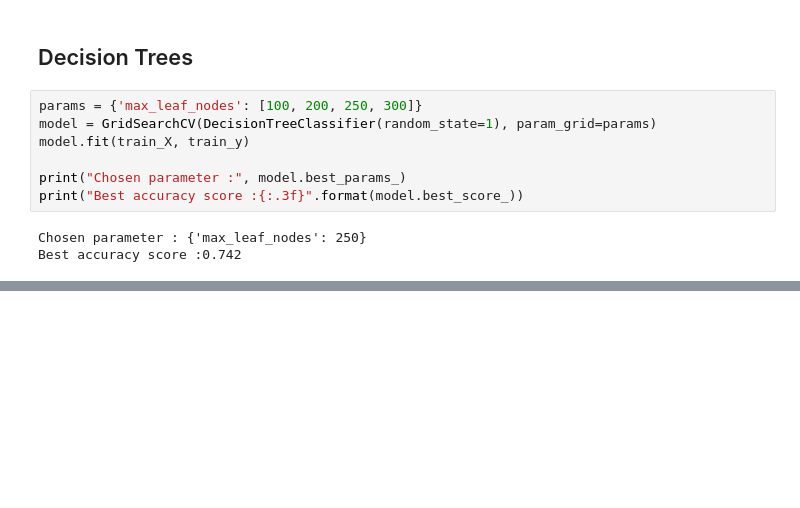
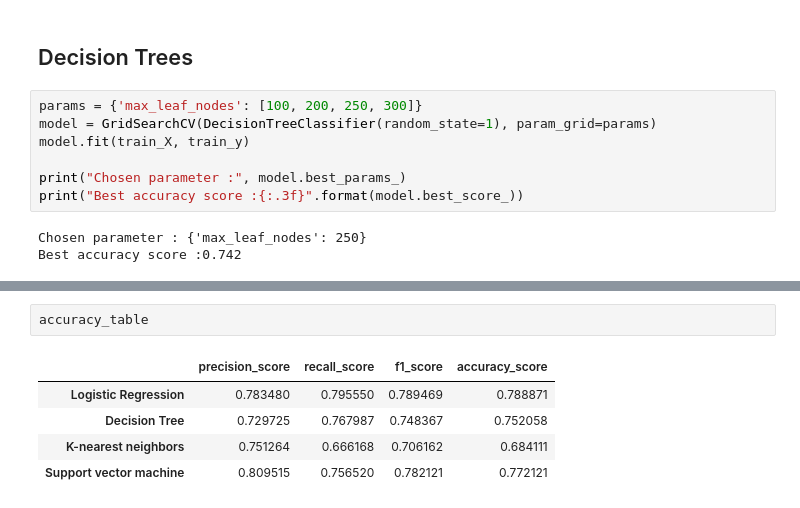
Before and after one commit to Subikesh/Sentiment-Analysis, a Jupyter notebook: Sentiment_analysis.ipynb, the cells around one changed output, grey strips where cells are left out. Cells and saved outputs as stored; diff of their text form; blank space fills up the shorter version.

```diff
--- a/Sentiment_analysis.ipynb
+++ b/Sentiment_analysis.ipynb
@@ -212,0 +260,8 @@ array([[4051, 1443],
+# %%
+accuracy_table
+# %% [output]
+|  | precision_score | recall_score | f1_score | accuracy_score |
+| Logistic Regression | 0.783480 | 0.795550 | 0.789469 | 0.788871 |
+| Decision Tree | 0.729725 | 0.767987 | 0.748367 | 0.752058 |
+| K-nearest neighbors | 0.751264 | 0.666168 | 0.706162 | 0.684111 |
+| Support vector machine | 0.809515 | 0.756520 | 0.782121 | 0.772121 |
```
Also changed, not shown: parts of 14 cells of this notebook.
